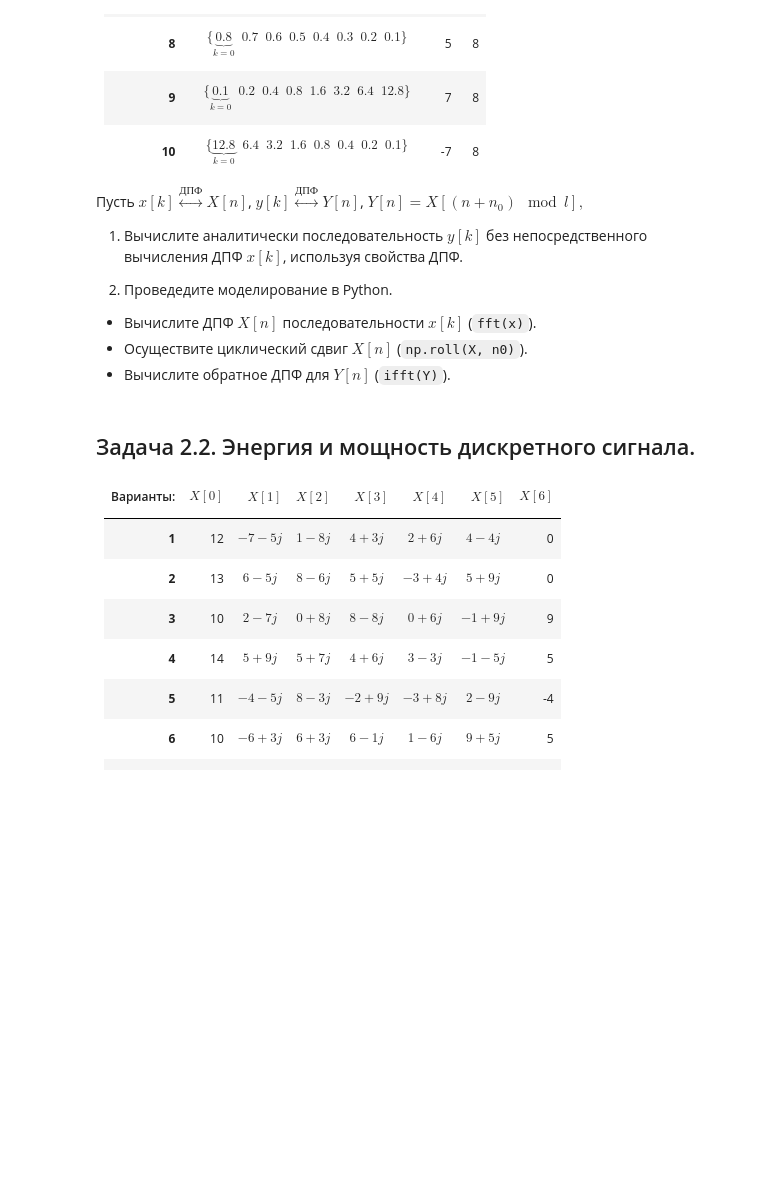
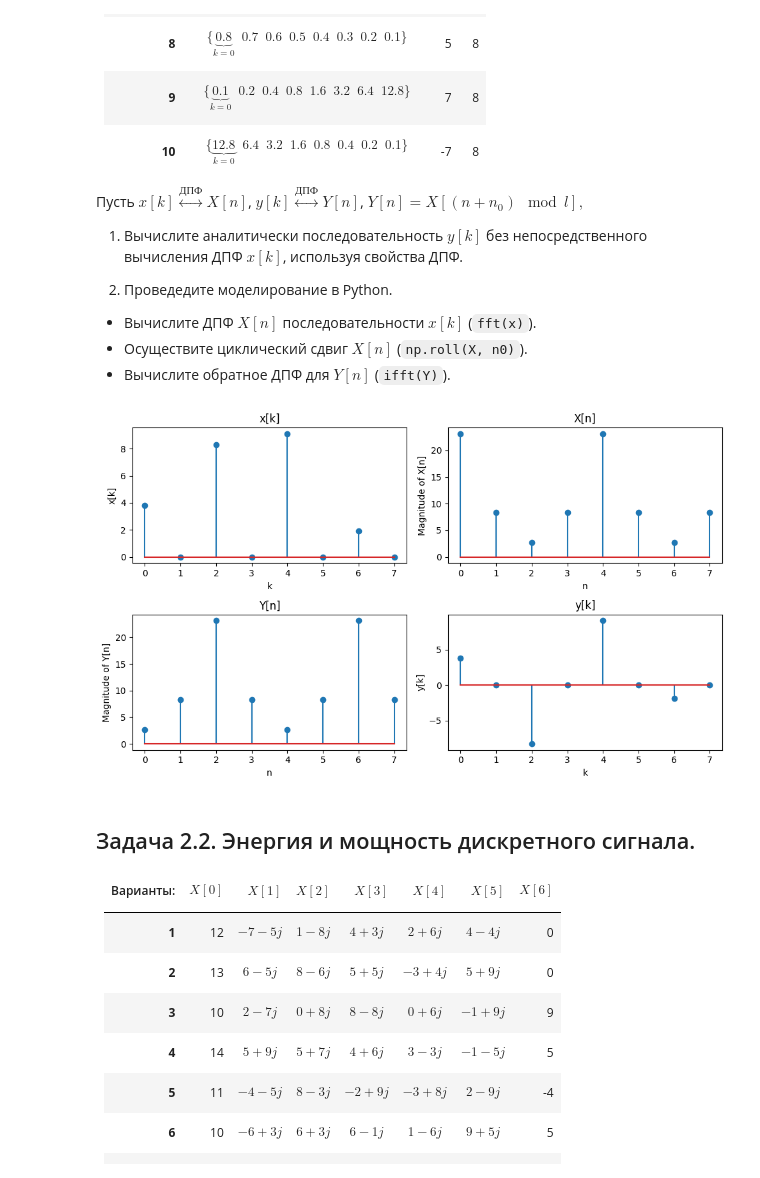
Before and after one commit to dementev-dv/DSP, a Jupyter notebook: Lab1_DFT.ipynb, the cells around one changed output. Drawn from its saved outputs; the diff is of its cells as text; code cells hidden in the pictures; blank space fills up the shorter version.

````diff
--- a/Lab1_DFT.ipynb
+++ b/Lab1_DFT.ipynb
@@ -167,6 +167,55 @@ plt.show()
 - Вычислите ДПФ $X[n]$ последовательности $x[k]$ (```fft(x)```).
 - Осуществите циклический сдвиг $X[n]$ (```np.roll(X, n0)```).
 - Вычислите обратное ДПФ для $Y[n]$ (```ifft(Y)```).
+# %%
+import numpy as np
+import matplotlib.pyplot as plt
+
+# W_ab = exp(j * 2pi * a * b / l)
+# X[n] = Sum(x[k] * W_kn)
+# Y[n] = X[(n + n0) mod l]
+# Y[n] = Sum(x[k] * W_kn * W_kn0)
+# Y[n] = Sum(W_kn0) * Sum(x[k] * W_kn) = Sum(W_kn0) * X[n]
+# y[k] = Sum(W_kn0) * x[k]
+
+n0 = -2
+l = 8
+x = np.array([3.8, 0, 8.3, 0, 9.1, 0, 1.9, 0])
+
+X = np.fft.fft(x)
+Y = np.roll(X, n0)
+y = np.fft.ifft(Y)
+
+plt.figure(figsize=(10, 6))
+
+plt.subplot(2, 2, 1)
+plt.stem(x)
+plt.title("x[k]")
+plt.xlabel("k")
+plt.ylabel("x[k]")
+
+plt.subplot(2, 2, 2)
+plt.stem(np.abs(X))
+plt.title("X[n]")
+plt.xlabel("n")
+plt.ylabel("Magnitude of X[n]")
+
+plt.subplot(2, 2, 3)
+plt.stem(np.abs(Y))
+plt.title("Y[n]")
+plt.xlabel("n")
+plt.ylabel("Magnitude of Y[n]")
+
+plt.subplot(2, 2, 4)
+plt.stem(np.real(y))
+plt.title("y[k]")
+plt.xlabel("k")
+plt.ylabel("y[k]")
+
+plt.tight_layout()
+plt.show()
+# %% [output]
+[figure, added]
 # %% [markdown]
 ## Задача 2.2. Энергия и мощность дискретного сигнала.
 
````
Also changed, not shown: parts of 2 cells of this notebook.
